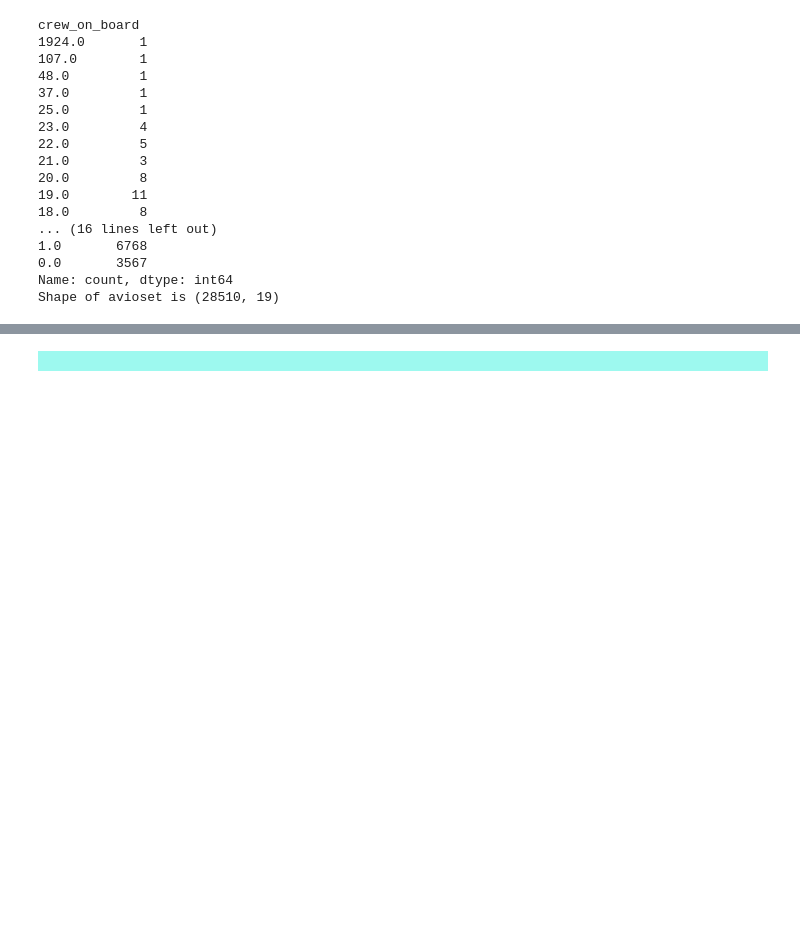
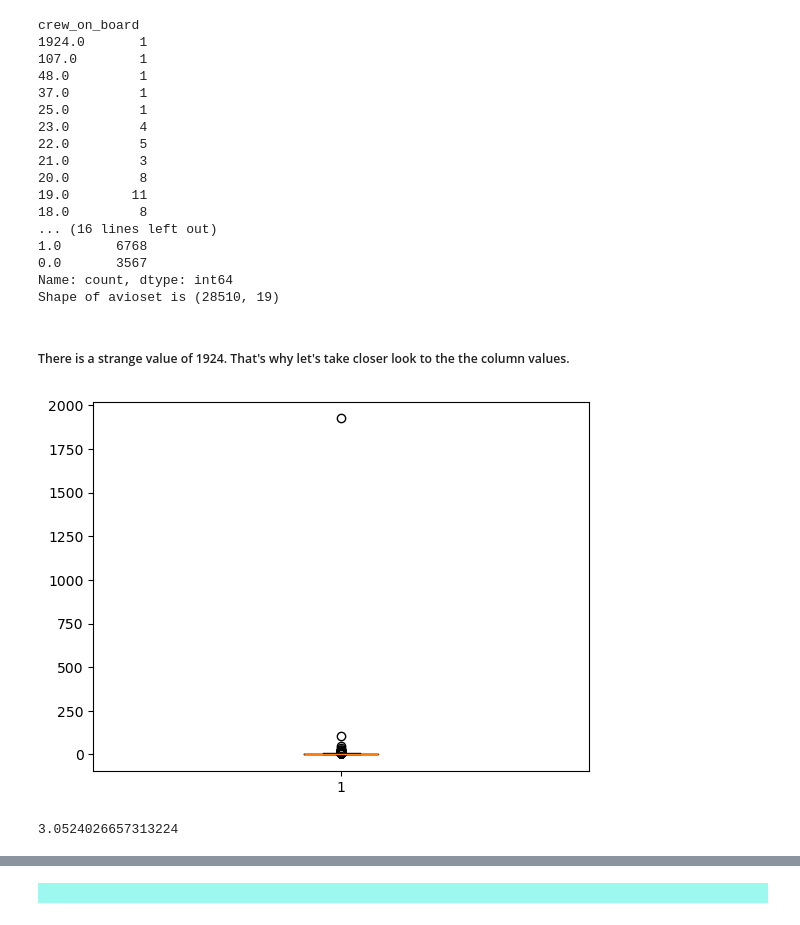
Before and after one commit to petiatodorova/Accidents-in-Aviation-Analysis, a Jupyter notebook: Dataset_1_AAB.ipynb, the cells around one changed output, grey strips where cells are left out. Drawn from its saved outputs; the diff is of its cells as text; code cells hidden in the pictures; blank space fills up the shorter version.

```diff
--- a/Dataset_1_AAB.ipynb
+++ b/Dataset_1_AAB.ipynb
@@ -1008,3 +1019,19 @@ crew_on_board
 0.0       3567
 Name: count, dtype: int64
 Shape of avioset is (28510, 19)
+# %% [markdown]
+##### There is a strange value of 1924. That's why let's take closer look to the the column values.
+# %%
+# There are at least 2 outliers
+plt.boxplot(avioset.crew_on_board)
+plt.show()
+# %% [output]
+[figure, added]
+# %%
+# Calculate mean values
+def calculate_mean(df, col):
+    return df[col].mean()
+
+print(calculate_mean(avioset, 'crew_on_board'))
+# %% [output]
+3.0524026657313224
```
Also changed, not shown: parts of 18 cells of this notebook.
